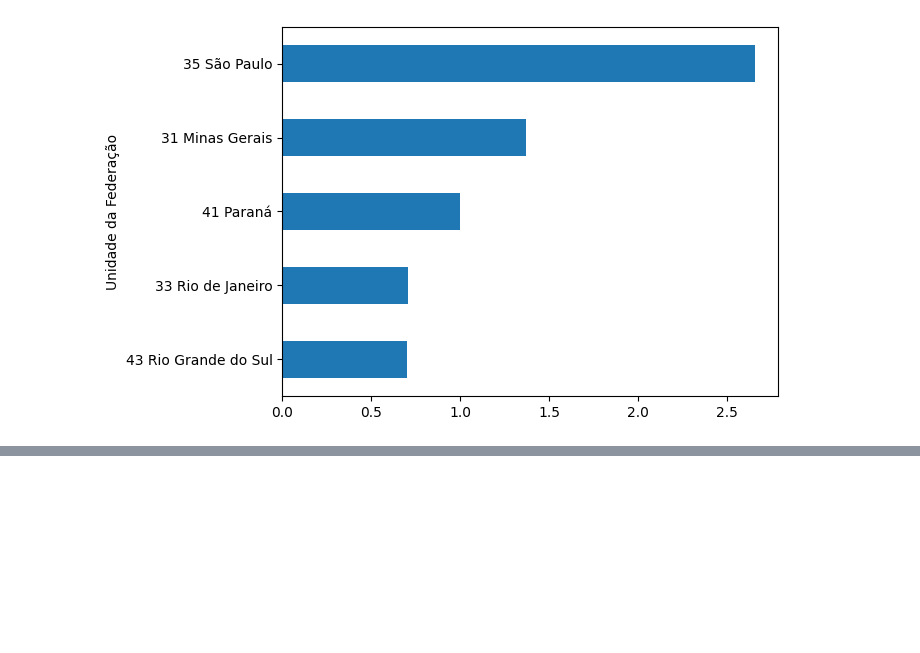
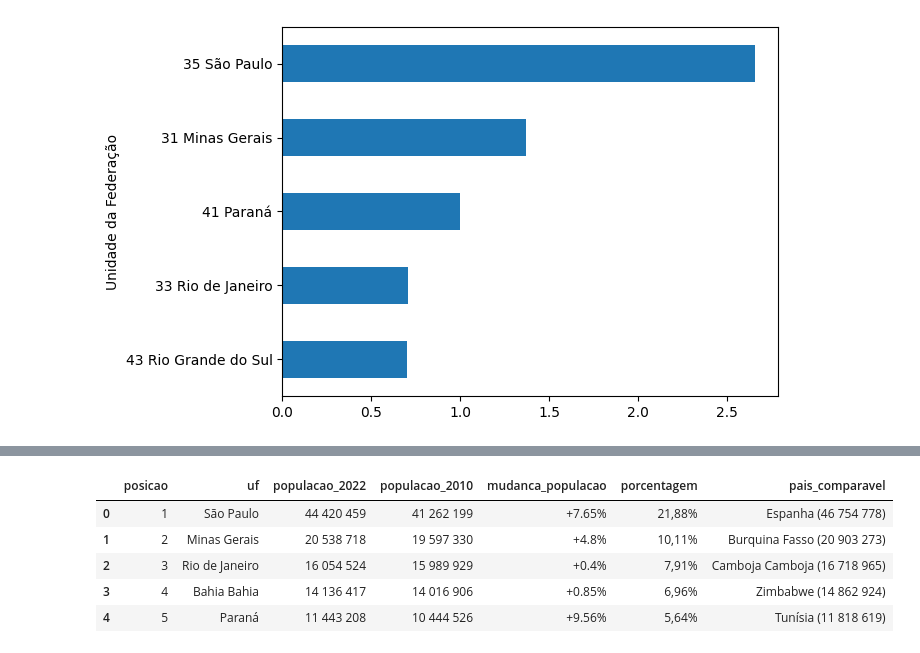
Before and after one commit to vitorsarilio/Pos_Tech_Data_Analytics, a Jupyter notebook: Notebooks/Producao_Hospitalar.ipynb, the cells around one changed output, grey strips where cells are left out. Cells and saved outputs as stored; diff of their text form; code cells hidden in the pictures; blank space fills up the shorter version.

```diff
--- a/Notebooks/Producao_Hospitalar.ipynb
+++ b/Notebooks/Producao_Hospitalar.ipynb
@@ -456,0 +591,10 @@ tabela_de_comparacao.head(5).sort_values(ascending=True).plot(kind="barh")
+# %%
+populacao.columns = ["posicao", "uf", "populacao_2022" ,"populacao_2010", "mudanca_populacao", "porcentagem", "pais_comparavel"]
+populacao.head()
+# %% [output]
+|  | posicao | uf | populacao_2022 | populacao_2010 | mudanca_populacao | porcentagem | pais_comparavel |
+| 0 | 1 | São Paulo | 44 420 459 | 41 262 199 | +7.65% | 21,88% | Espanha (46 754 778) |
+| 1 | 2 | Minas Gerais | 20 538 718 | 19 597 330 | +4.8% | 10,11% | Burquina Fasso (20 903 273) |
+| 2 | 3 | Rio de Janeiro | 16 054 524 | 15 989 929 | +0.4% | 7,91% | Camboja Camboja (16 718 965) |
+| 3 | 4 | Bahia Bahia | 14 136 417 | 14 016 906 | +0.85% | 6,96% | Zimbabwe (14 862 924) |
+| 4 | 5 | Paraná | 11 443 208 | 10 444 526 | +9.56% | 5,64% | Tunísia (11 818 619) |
```
Also changed, not shown: parts of 18 cells of this notebook.
